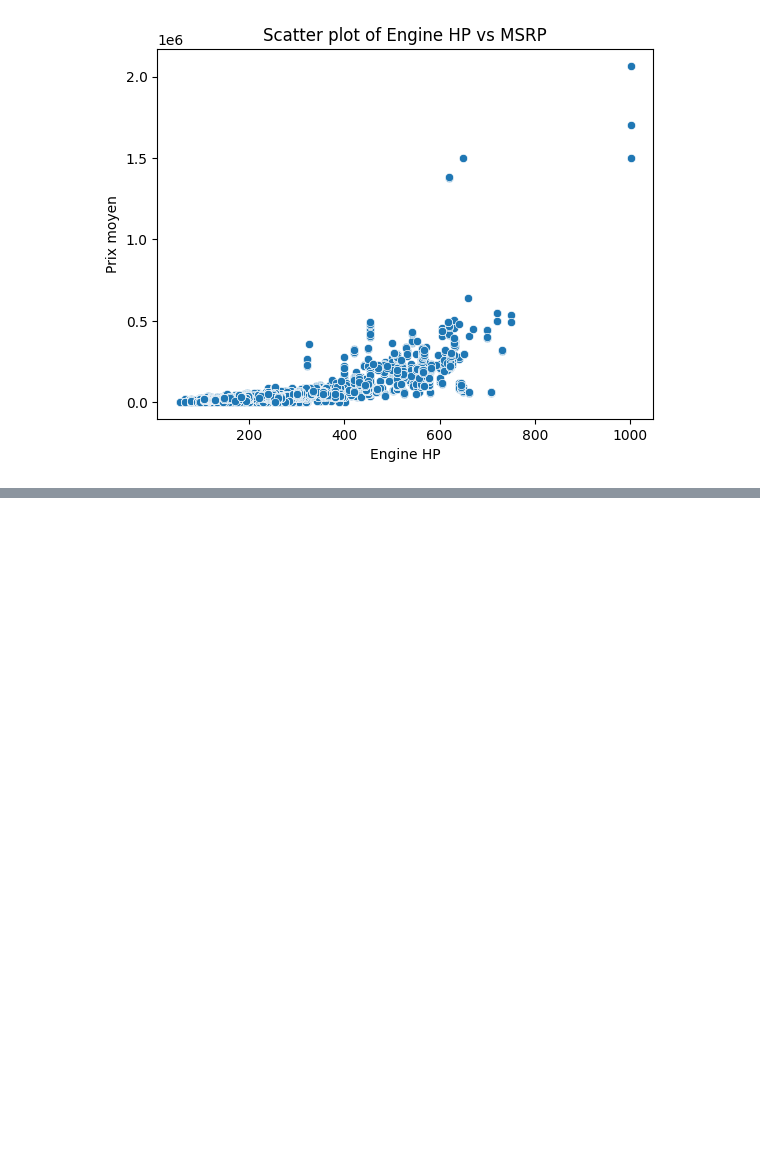
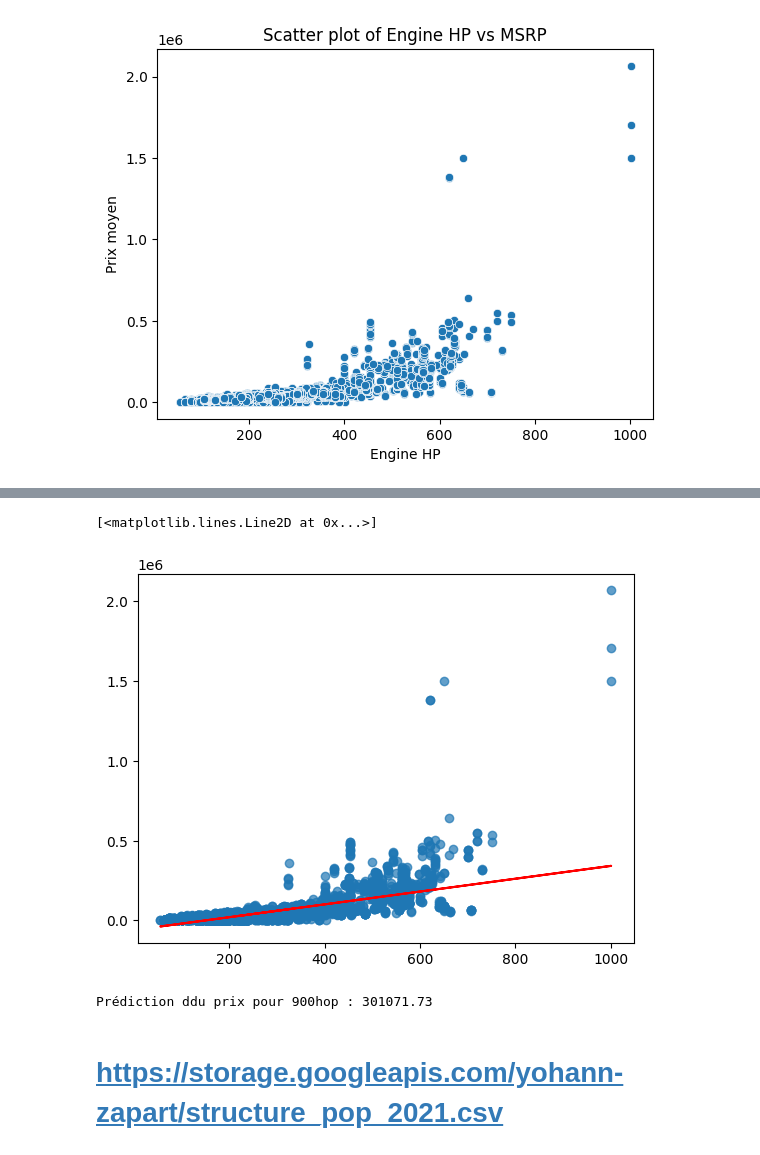
Before and after one commit to yzpt/module_pandas_B2, a Jupyter notebook: 1.0.ipynb, the cells around one changed output, grey strips where cells are left out. Saved outputs shown, nothing was run; the diff lists cells and outputs as text; code cells hidden in the pictures; blank space fills up the shorter version.

```diff
--- a/1.0.ipynb
+++ b/1.0.ipynb
@@ -216,0 +242,17 @@ plt.show()
+# %%
+# Visualisation de la droite de régression
+y_pred = model.predict(X)
+plt.scatter(X, y, alpha=0.7)
+plt.plot(X, y_pred, color='red')
+# %% [output]
+[<matplotlib.lines.Line2D at 0x...>]
+[figure, added]
+# %%
+# Prédiction de l'espérance de vie en 2020
+X_pred_900 = pd.DataFrame([[900]], columns=['Engine HP'])
+y_pred_900 = model.predict(X_pred_900)
+print(f"Prédiction ddu prix pour 900hop : {y_pred_900[0]:.2f}")
+# %% [output]
+Prédiction ddu prix pour 900hop : 301071.73
+# %% [markdown]
+# https://storage.googleapis.com/yohann-zapart/structure_pop_2021.csv
```
Also changed, not shown: parts of 4 cells of this notebook.
